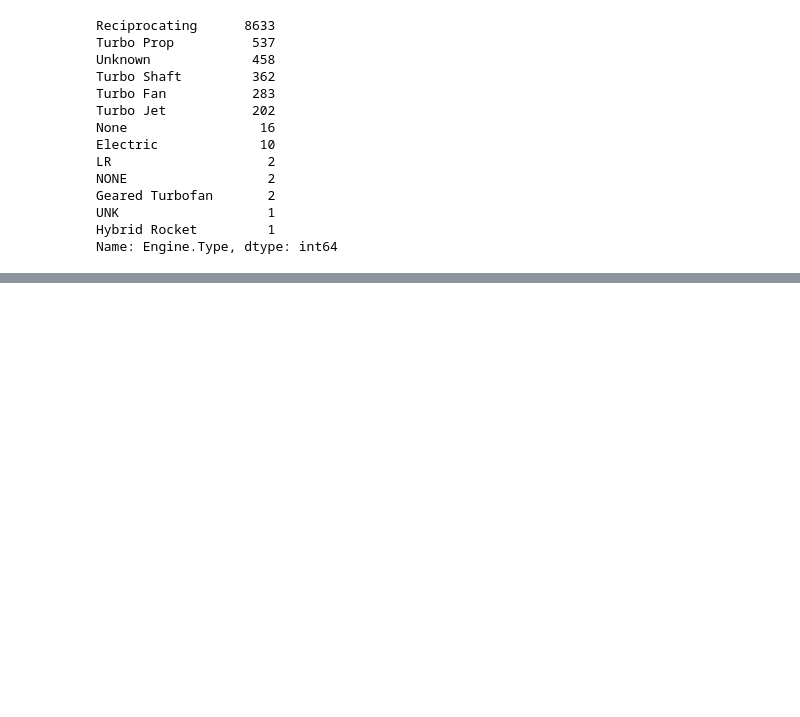
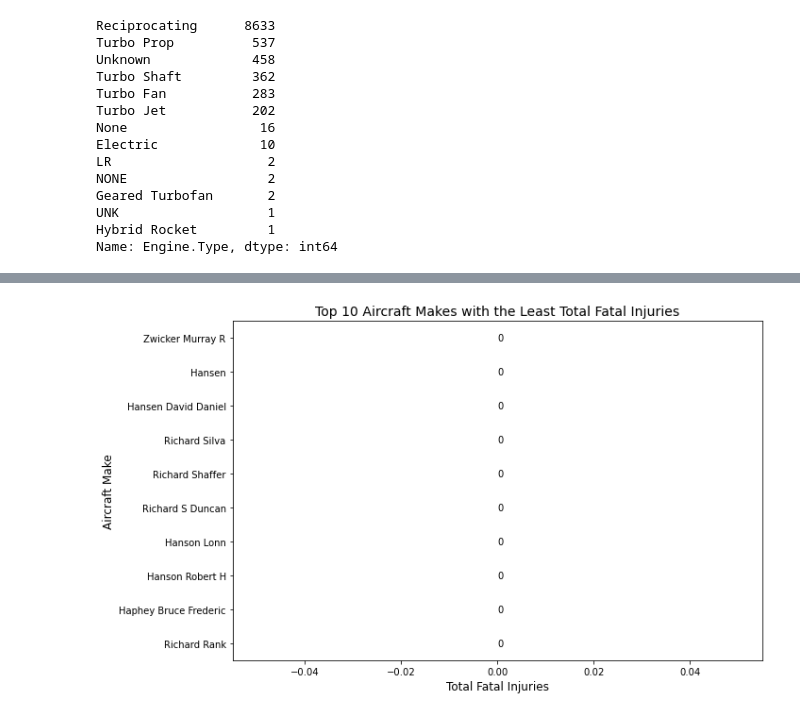
Before and after one commit to Dortts/Moringa-Project-1, a Jupyter notebook: NOTEBOOK.ipynb, the cells around one changed output, grey strips where cells are left out. Saved outputs shown, nothing was run; the diff lists cells and outputs as text; code cells hidden in the pictures; blank space fills up the shorter version.

```diff
--- a/NOTEBOOK.ipynb
+++ b/NOTEBOOK.ipynb
@@ -224,0 +254,37 @@ Name: Engine.Type, dtype: int64
+# %%
+import seaborn as sns
+import matplotlib.pyplot as plt
+
+# --- Clean 'Make' column ---
+aviation_data['Make'] = aviation_data['Make'].fillna('').str.strip().str.title()
+
+# Remove empty Make values
+aviation_data = aviation_data[aviation_data['Make'] != '']
+
+# --- Group and sum total fatal injuries ---
+fatal_by_make = aviation_data.groupby('Make', as_index=False)['Total.Fatal.Injuries'].sum()
+
+# --- Sort ascending (least fatalities first) and select top 10 ---
+least_fatal_10 = fatal_by_make.sort_values(by='Total.Fatal.Injuries', ascending=True).head(10)
+
+# --- Plot ---
+plt.figure(figsize=(10, 6))
+sns.barplot(
+    data=least_fatal_10,
+    y='Make',
+    x='Total.Fatal.Injuries',
+    palette='Greens'   # green = safer / fewer fatalities
+)
+
+plt.title('Top 10 Aircraft Makes with the Least Total Fatal Injuries', fontsize=14)
+plt.xlabel('Total Fatal Injuries', fontsize=12)
+plt.ylabel('Aircraft Make', fontsize=12)
+
+# Add value labels
+for index, value in enumerate(least_fatal_10['Total.Fatal.Injuries']):
+    plt.text(value, index, f'{int(value)}', va='center', ha='left', fontsize=10)
+
+plt.tight_layout()
+plt.show()
+# %% [output]
+[figure, added]
```
Also changed, not shown: parts of 10 cells of this notebook.
